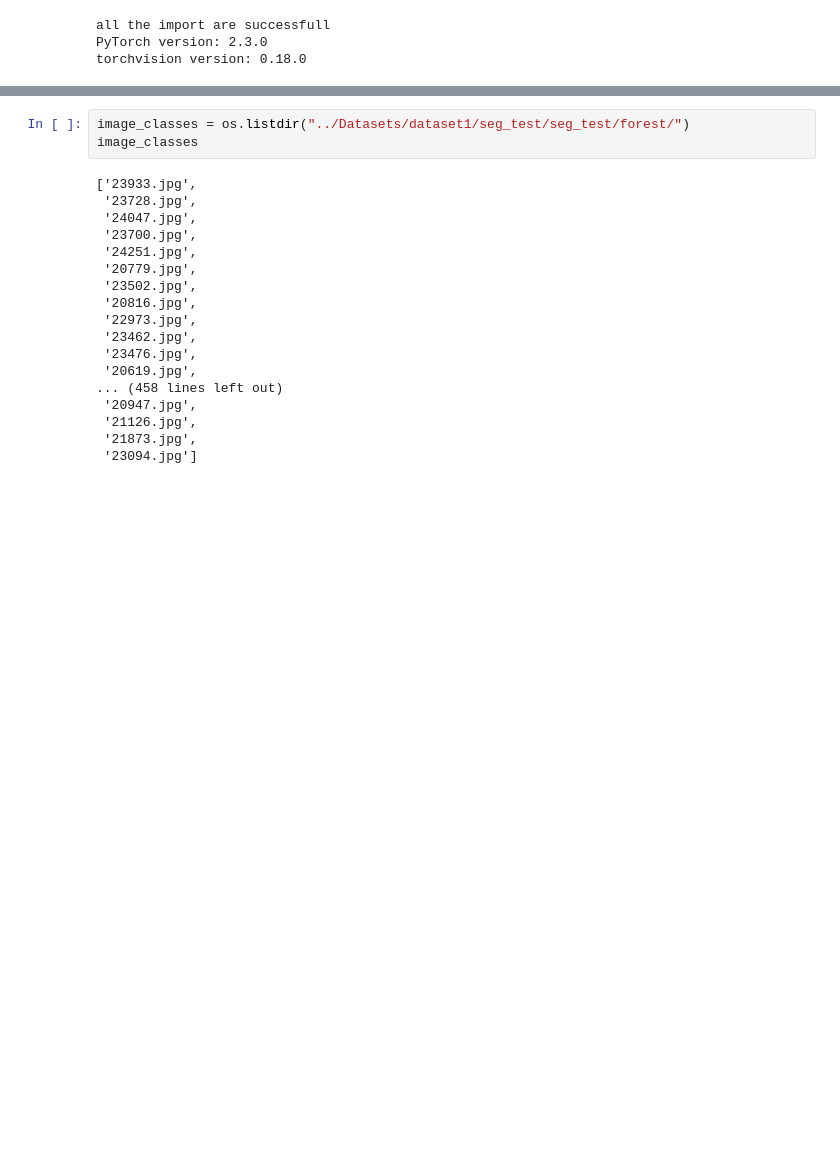
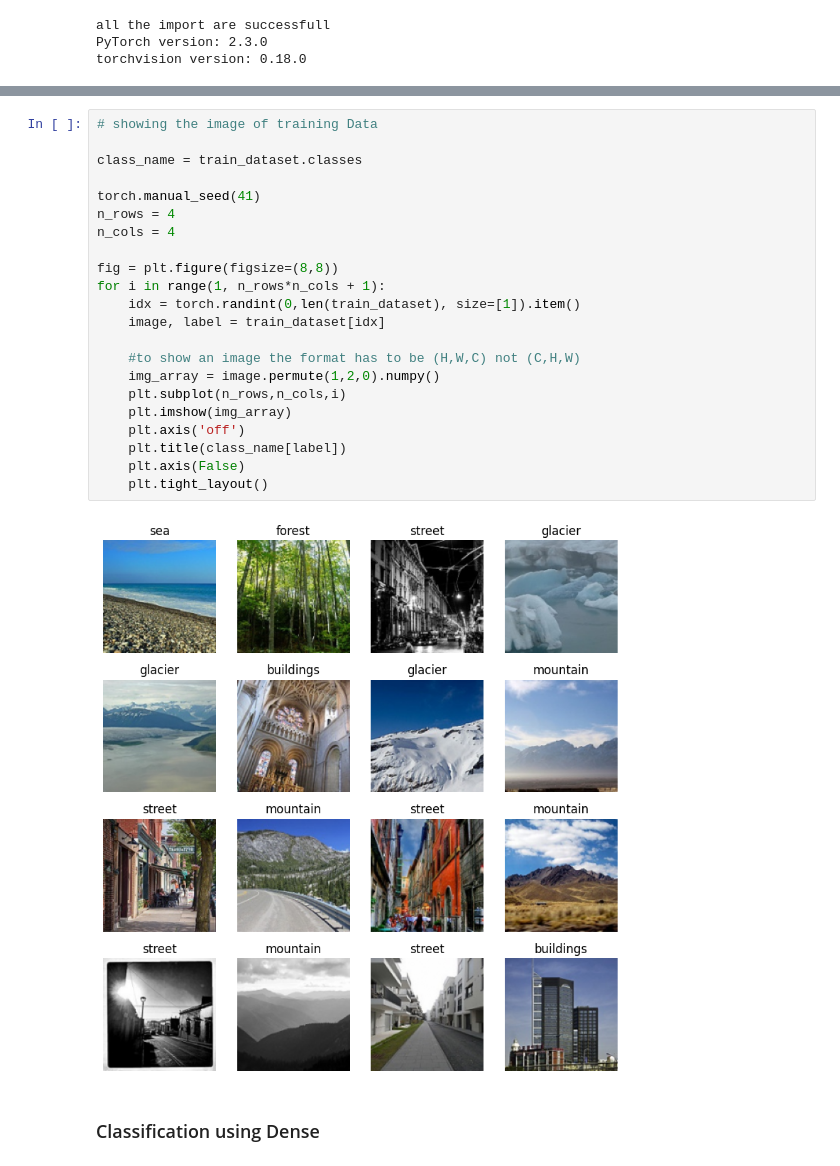
Before and after one commit to mukul05031997/ML-and-DL, a Jupyter notebook: project2/project2.ipynb, the cells around one changed output, grey strips where cells are left out. Saved outputs shown, nothing was run; the diff lists cells and outputs as text; blank space fills up the shorter version.

```diff
--- a/project2/project2.ipynb
+++ b/project2/project2.ipynb
@@ -39,21 +39,26 @@ test_loader = DataLoader(dataset=test_dataset,batch_size=32,shuffle=True)
-# %%
-image_classes = os.listdir("../Datasets/dataset1/seg_test/seg_test/forest/")
-image_classes
-# %% [output]
-['23933.jpg',
- '23728.jpg',
- '24047.jpg',
- '23700.jpg',
- '24251.jpg',
- '20779.jpg',
- '23502.jpg',
- '20816.jpg',
- '22973.jpg',
- '23462.jpg',
- '23476.jpg',
- '20619.jpg',
-... (458 lines left out)
- '20947.jpg',
- '21126.jpg',
- '21873.jpg',
- '23094.jpg']
+# %%
+# showing the image of training Data
+
+class_name = train_dataset.classes
+
+torch.manual_seed(41)
+n_rows = 4
+n_cols = 4
+
+fig = plt.figure(figsize=(8,8))
+for i in range(1, n_rows*n_cols + 1):
+    idx = torch.randint(0,len(train_dataset), size=[1]).item()
+    image, label = train_dataset[idx]
+
+    #to show an image the format has to be (H,W,C) not (C,H,W)
+    img_array = image.permute(1,2,0).numpy()
+    plt.subplot(n_rows,n_cols,i)
+    plt.imshow(img_array)
+    plt.axis('off')
+    plt.title(class_name[label])
+    plt.axis(False)
+    plt.tight_layout()
+# %% [output]
+[figure, added]
+# %% [markdown]
+### Classification using Dense
```
Also changed, not shown: parts of 6 cells of this notebook.
